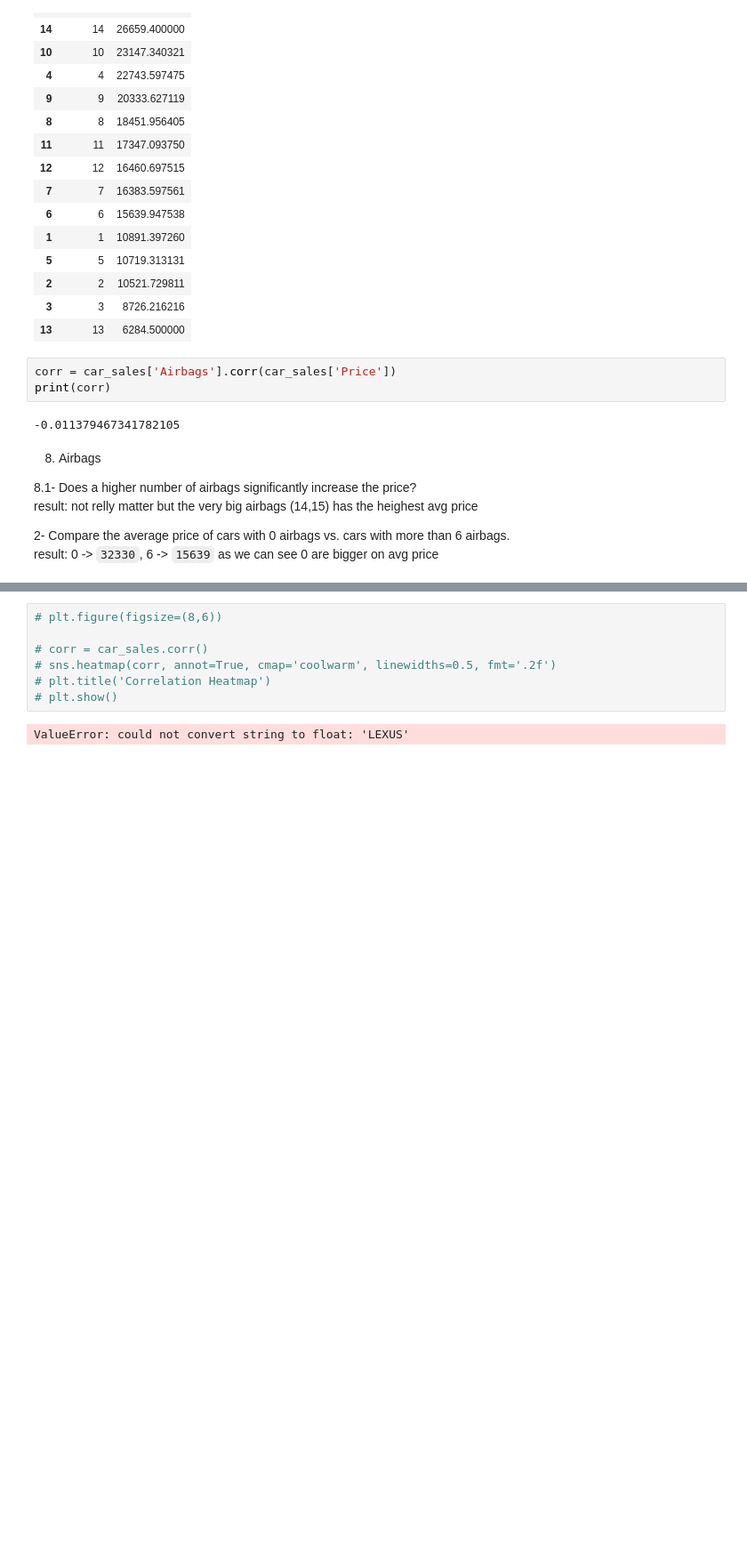
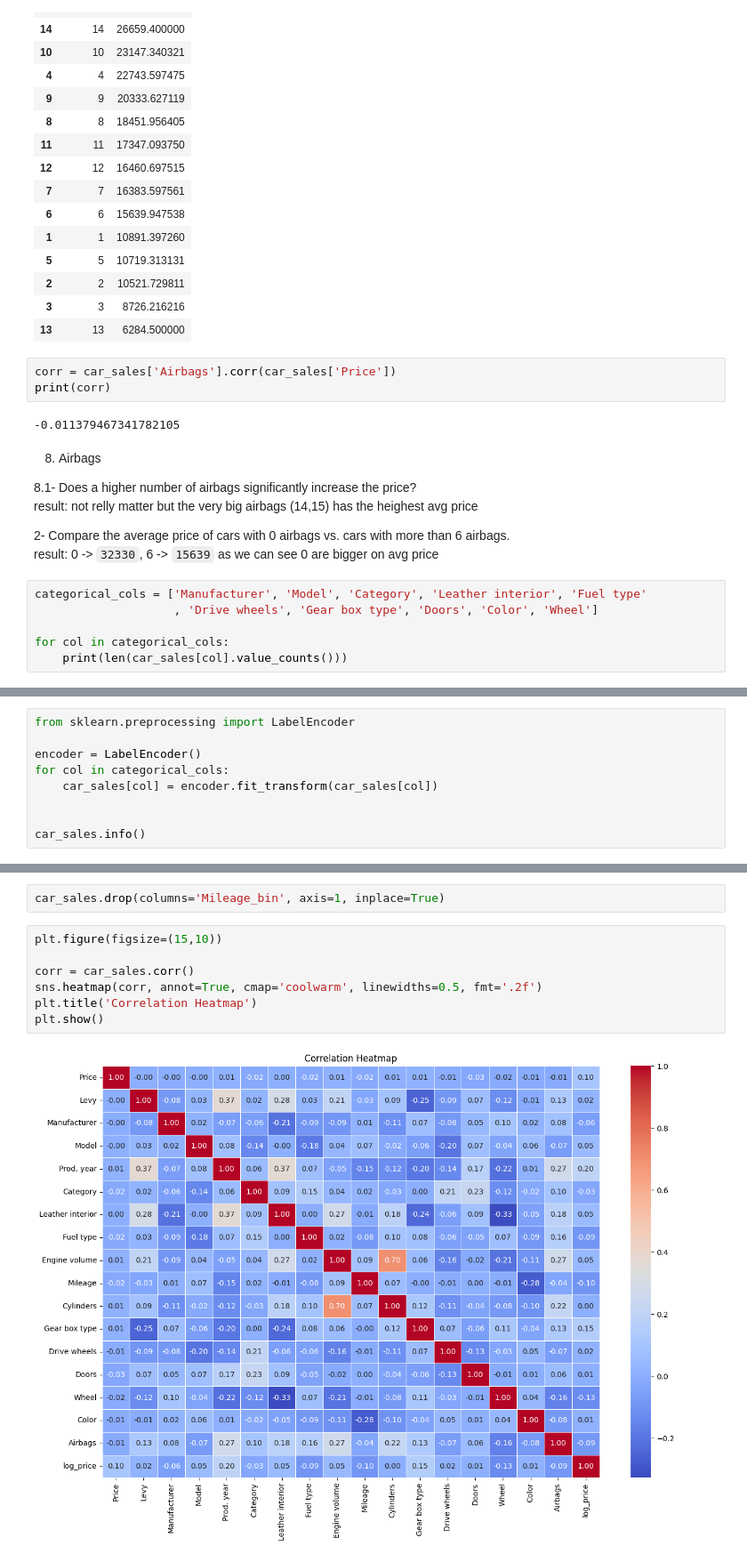
Before and after one commit to ahmeddiab1234/IEEE-CS--Amabsseador-AI-25, a Jupyter notebook: Final_Project/notebook.ipynb, the cells around one changed output, grey strips where cells are left out. Shown at 89% size. Drawn from its saved outputs; the diff is of its cells as text; blank space fills up the shorter version.

```diff
--- a/Final_Project/notebook.ipynb
+++ b/Final_Project/notebook.ipynb
@@ -709,3 +709,9 @@ result: not relly matter but the very big airbags (14,15) has the heighest avg p
 
 2- Compare the average price of cars with 0 airbags vs. cars with more than 6 airbags.
 result: 0 -> `32330`, 6 -> `15639` as we can see 0 are bigger on avg price
+# %%
+categorical_cols = ['Manufacturer', 'Model', 'Category', 'Leather interior', 'Fuel type'
+                    , 'Drive wheels', 'Gear box type', 'Doors', 'Color', 'Wheel']
+
+for col in categorical_cols:
+    print(len(car_sales[col].value_counts()))
@@ -711,0 +729,9 @@ result: 0 -> `32330`, 6 -> `15639` as we can see 0 are bigger on avg price
+# %%
+from sklearn.preprocessing import LabelEncoder
+
+encoder = LabelEncoder()
+for col in categorical_cols:
+    car_sales[col] = encoder.fit_transform(car_sales[col])
+
+
+car_sales.info()
@@ -712,9 +756,11 @@ result: 0 -> `32330`, 6 -> `15639` as we can see 0 are bigger on avg price
+# %%
+car_sales.drop(columns='Mileage_bin', axis=1, inplace=True)
 # %%
-# plt.figure(figsize=(8,6))
+plt.figure(figsize=(15,10))
 
-# corr = car_sales.corr()
-# sns.heatmap(corr, annot=True, cmap='coolwarm', linewidths=0.5, fmt='.2f')
-# plt.title('Correlation Heatmap')
-# plt.show()
+corr = car_sales.corr()
+sns.heatmap(corr, annot=True, cmap='coolwarm', linewidths=0.5, fmt='.2f')
+plt.title('Correlation Heatmap')
+plt.show()
 # %% [output]
-ValueError: could not convert string to float: 'LEXUS'
+[figure, added]
```
Also changed, not shown: parts of 8 cells of this notebook, 9 other files.
